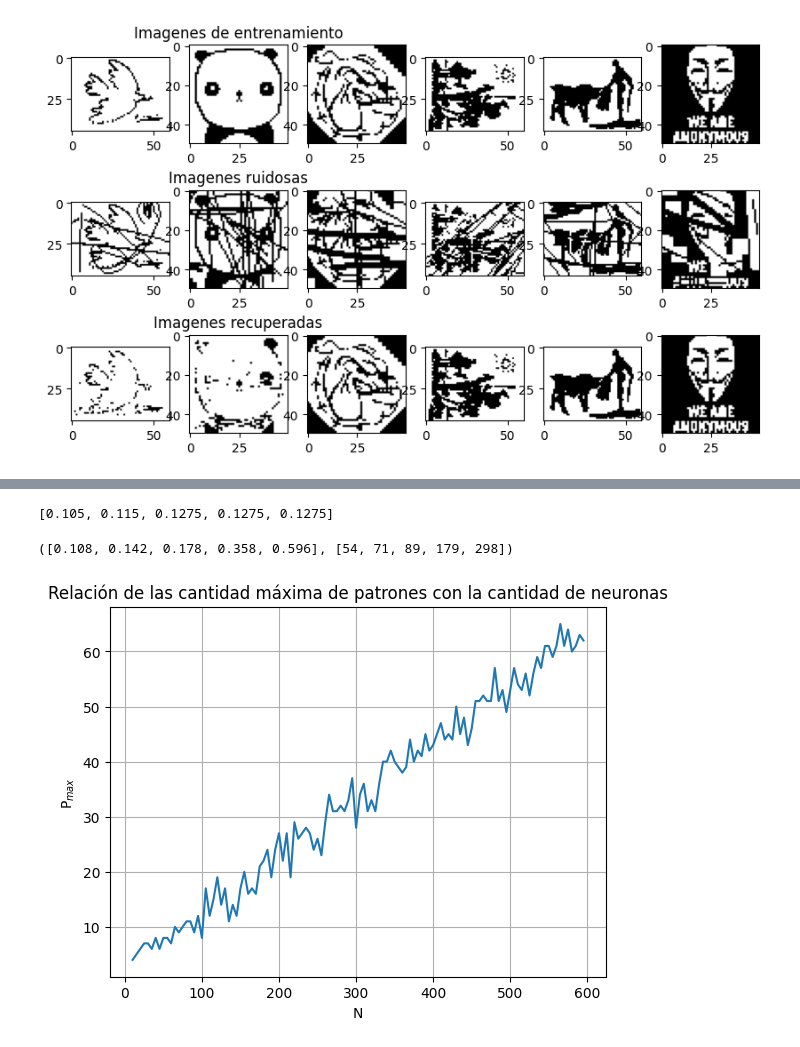
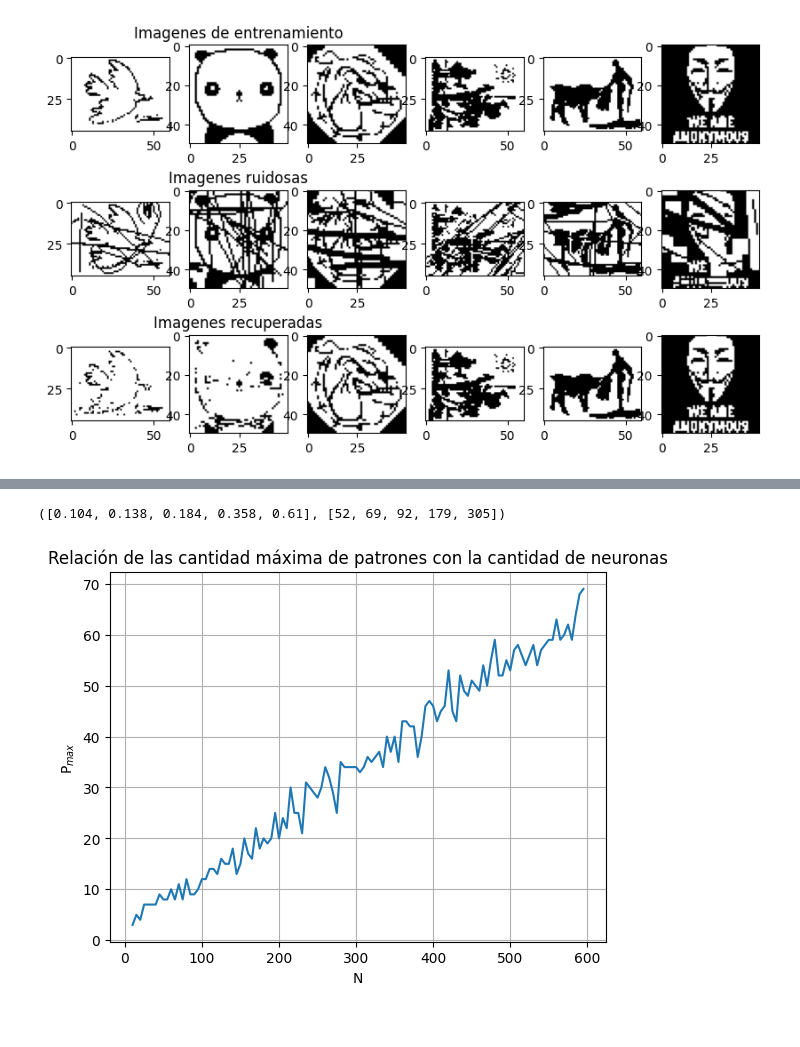
Before and after one commit to G-Leonel-6/Redes_neuronales, a Jupyter notebook: TP1/redes.ipynb, the cells around one changed output, grey strips where cells are left out. Saved outputs shown, nothing was run; the diff lists cells and outputs as text; code cells hidden in the pictures.

```diff
--- a/TP1/redes.ipynb
+++ b/TP1/redes.ipynb
@@ -387,7 +343,8 @@ axs[1, 2].imshow(imagenes_recuperadas[2], cmap='gray')
 <matplotlib.image.AxesImage at 0x...>
 [figure]
 # %%
-patron, dimension, imagen_= red.imagen_a_patron(f"imagen_suma.bmp")
+# Evaluo combinacion lineal de patrones
+patron, dimension, imagen_= red.imagen_a_patron("imagen_suma.bmp")
 
 patron_recuperado = red.predecir(patron, 70)
 imagen = red_hopfield.patron_a_imagen(patron_recuperado, dimension)
@@ -583,73 +547,45 @@ array([0, 1, 2])
 # %%
+# Analisis estadistico de la capacidad de la red
+
 p_error = [0.001, 0.0036, 0.01, 0.05, 0.1]
 pmax_N = [0.105, 0.138, 0.185, 0.37, 0.61]
 
-N = 400
-M = 1
+N = 500
 
 capacidad = 0
 capacidades = []
+red_ej2 = red_hopfield(N)
+patrones = []
+pmaxs = []
+error = 0
+errores = 0
 
+# itero sobre las cotas de error
 for cota in p_error:
-    red_ej2 = red_hopfield(N)
-    patrones = []
-    iter = 0
-    error = 0
-    while error < cota and iter <= 50:
-        errores = 0
+    while error < cota :
         patron = red_ej2.crear_patrones_aleatorios(1)
         patrones.append(patron)
         red_ej2.entrenar_red(patron)
         for patron_aprendido in patrones:
-            patron_test = red_ej2.predecir_sync(np.squeeze(patron_aprendido))
+            # realizo una unica evaluacion sincronica
+            patron_test = red_ej2.predecir_sync(np.squeeze(patron_aprendido), 1)
             errores_por_patron = red_ej2.contar_errores(patron_test, patron_aprendido)
             errores += errores_por_patron
         error = red_ej2.calc_error(len(patrones), errores)
-        iter += 1
+        errores = 0
 
+    # obtengo valor de capacidad para cada cota
     capacidad = red_ej2.capacidad(len(patrones))
+    pmaxs.append(len(patrones))
     capacidades.append(capacidad)
-capacidades
+
+
+capacidades, pmaxs
 # %% [output]
-[0.105, 0.115, 0.1275, 0.1275, 0.1275]
+([0.104, 0.138, 0.184, 0.358, 0.61], [52, 69, 92, 179, 305])
-# %%
-p_error = [0.001, 0.0036, 0.01, 0.05, 0.1]
-pmax_N = [0.105, 0.138, 0.185, 0.37, 0.61]
-
-N = 500
-M = 1
-
-capacidad = 0
-capacidades = []
-red_ej2 = red_hopfield(N)
-patrones = []
-pmaxs = []
-error = 0
-errores = 0
-for cota in p_error:
-
-    while error < cota :
-
-        patron = red_ej2.crear_patrones_aleatorios(1)
-        patrones.append(patron)
-        red_ej2.entrenar_red(patron)
-        for patron_aprendido in patrones:
-            patron_test = red_ej2.predecir_sync(np.squeeze(patron_aprendido), 1)
-            errores_por_patron = red_ej2.contar_errores(patron_test, patron_aprendido)
-            errores += errores_por_patron
-        error = red_ej2.calc_error(len(patrones), errores)
-        errores = 0
-
-    capacidad = red_ej2.capacidad(len(patrones))
-    pmaxs.append(len(patrones))
-    capacidades.append(capacidad)
-
-capacidades, pmaxs
-# %% [output]
-([0.108, 0.142, 0.178, 0.358, 0.596], [54, 71, 89, 179, 298])
 # %%
+# Evaluo variacion de los patrones con el tamaño de la red
 N = 500
-M = 1
 
 capacidad = 0
 capacidades = []
@@ -659,38 +595,38 @@ pmaxs = []
 errores = 0
 cant_neuronas = []
 
+# Realizo barrido de cantidad de neuronas
 for n in range(10, 600, 5):
     error = 0
     patrones = []
     cant_neuronas.append(n)
     red_ej2_2 = red_hopfield(n)
 
+    # utilizo una sola cota de error
     while error < 0.001 :
 
         patron = red_ej2_2.crear_patrones_aleatorios(1)
         patrones.append(patron)
         red_ej2_2.entrenar_red(patron)
         for patron_aprendido in patrones:
             patron_test = red_ej2_2.predecir_sync(np.squeeze(patron_aprendido), 1)
             errores_por_patron = red_ej2_2.contar_errores(patron_test, patron_aprendido)
             errores += errores_por_patron
         error = red_ej2_2.calc_error(len(patrones), errores)
         errores = 0
 
-    capacidad = red_ej2.capacidad(len(patrones))
     pmaxs.append(len(patrones))
-    capacidades.append(capacidad)
 
 
 plt.grid()
 
 plt.title('Relación de las cantidad máxima de patrones con la cantidad de neuronas')
 
 plt.xlabel('N')
 plt.ylabel(r'$\text{P}_{max}$')
 
 plt.plot(cant_neuronas, pmaxs)
 plt.show()
 # %% [output]
-[figure, old version]
+[figure, new version]
 # %%
```
Also changed, not shown: parts of 15 cells of this notebook, 47 other files.
